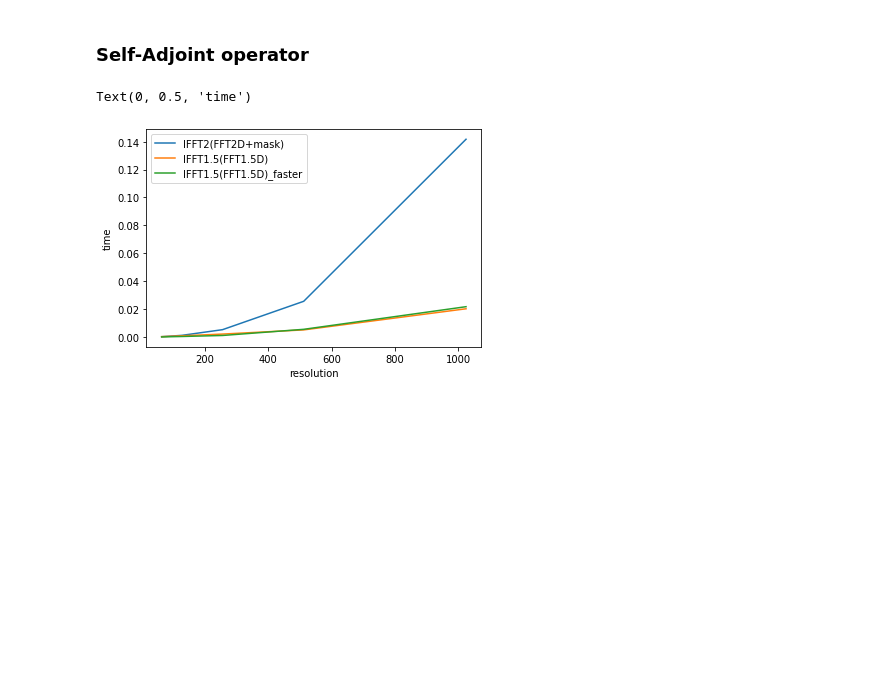
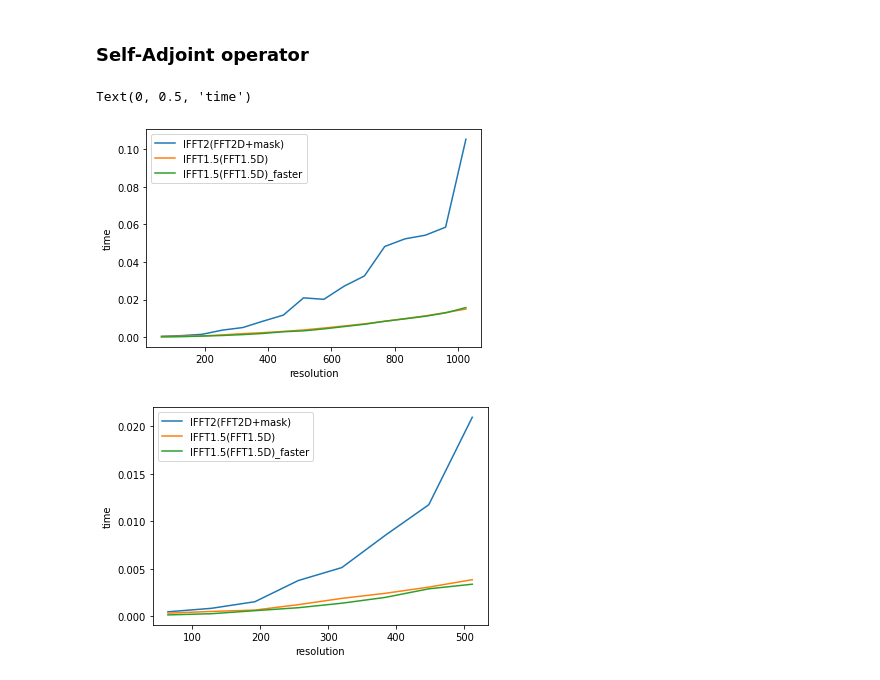
Before and after one commit to paquiteau/pysap-mri-online, a Jupyter notebook: iterative_gradient.ipynb, the cells around one changed output. Saved outputs shown, nothing was run; the diff lists cells and outputs as text; code cells hidden in the pictures; blank space fills up the shorter version.

```diff
--- a/iterative_gradient.ipynb
+++ b/iterative_gradient.ipynb
@@ -113,7 +113,7 @@ for idx in range(len(peak_err2)):
     #fft1.5
     k,f = kspace_gen2[idx]
     line_fourier_op.line_index = f
-    igoertzel = line_fourier_op.adj_op(line_fourier_op.op(real_img))
-    peak_err2[idx] = np.max(np.abs(igoertzel-ifftmask))
+    ilinefft = line_fourier_op.adj_op(line_fourier_op.op(real_img))
+    peak_err2[idx] = 100 * np.max(np.nan_to_num(np.abs((ilinefft-ifftmask)/ifftmask)))
 # %%
 plt.semilogy(peak_err2,'-*')
@@ -127,7 +127,7 @@ Text(0.5, 0, 'mask column (Center = null frequency)')
 ### Forward operator
 # %%
 import time
-sizes = [32,64,128,256,512,1024]
+sizes = 64 * np.arange(1,17)
 times1 = np.zeros((len(sizes),2))
 for n,size in enumerate(sizes):
     ta = 0
@@ -165,8 +165,7 @@ Text(0, 0.5, 'time')
 # %% [markdown]
 ### Backward operator
 # %%
-import time
-sizes = [32,64,128,256,512,1024]
+sizes = 64 * np.arange(1,17)
 times2 = np.zeros((len(sizes),2))
 for n,size in enumerate(sizes):
     ta = 0
@@ -205,8 +204,7 @@ Text(0, 0.5, 'time')
 # %% [markdown]
 ### Self-Adjoint operator
 # %%
-import time
-sizes = [32,64,128,256,512,1024]
+sizes = 64 * np.arange(1,17)
 times3 = np.zeros((len(sizes),3))
 for n,size in enumerate(sizes):
     ta = 0
@@ -238,12 +236,22 @@ for n,size in enumerate(sizes):
     times3[n,1] = tb/5
     times3[n,2] = tc/5
 # %%
-plt.plot(sizes[1:],times3[1:,0],label="IFFT2(FFT2D+mask)")
-plt.plot(sizes[1:],times3[1:,1],label="IFFT1.5(FFT1.5D)")
-plt.plot(sizes[1:],times3[1:,2],label="IFFT1.5(FFT1.5D)_faster")
+plt.plot(sizes,times3[:,0],label="IFFT2(FFT2D+mask)")
+plt.plot(sizes,times3[:,1],label="IFFT1.5(FFT1.5D)")
+plt.plot(sizes,times3[:,2],label="IFFT1.5(FFT1.5D)_faster")
 plt.legend()
 plt.xlabel('resolution')
 plt.ylabel('time')
+
+s=8
+plt.figure()
+plt.plot(sizes[:s],times3[:s,0],label="IFFT2(FFT2D+mask)")
+plt.plot(sizes[:s],times3[:s,1],label="IFFT1.5(FFT1.5D)")
+plt.plot(sizes[:s],times3[:s,2],label="IFFT1.5(FFT1.5D)_faster")
+plt.legend()
+plt.xlabel('resolution')
+plt.ylabel('time')
 # %% [output]
 Text(0, 0.5, 'time')
-[figure, old version]
+[figure, new version]
+[figure, added]
```
Also changed, not shown: parts of 7 cells of this notebook, 7 other files.
